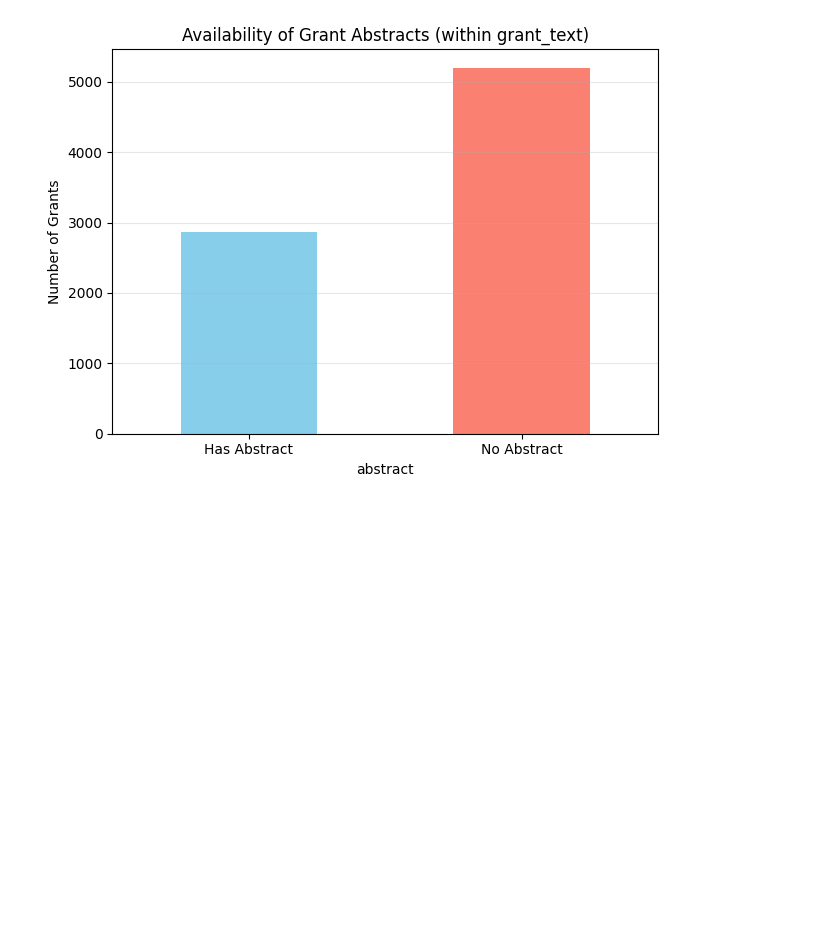
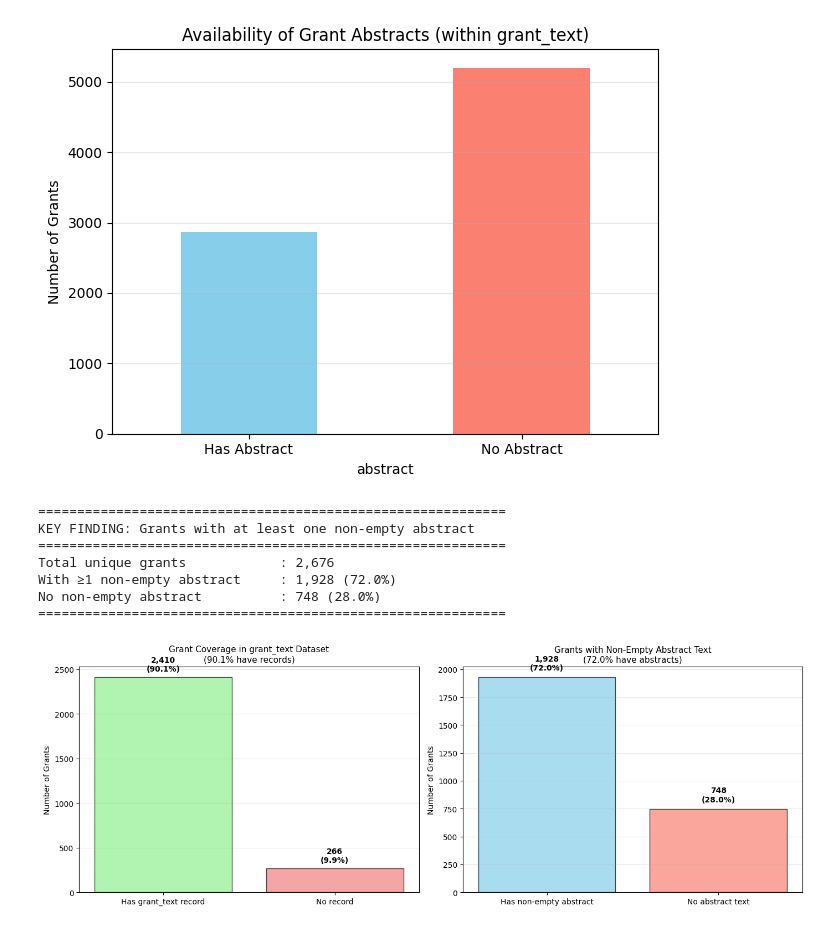
Before and after one commit to ebertini/visualizing-neu, a Jupyter notebook: notebooks/01_schema_overview.ipynb, the cells around one changed output. Cells and saved outputs as stored; diff of their text form; code cells hidden in the pictures; blank space fills up the shorter version.

```diff
--- a/notebooks/01_schema_overview.ipynb
+++ b/notebooks/01_schema_overview.ipynb
@@ -1033,3 +1025,61 @@ Abstract text availability within grant_text:
  Has text : 2,873 (35.6%)
  Empty : 5,202 (64.4%)
 [figure]
+# %%
+# BUT: What percentage of the 2,676 grants have at least one non-empty abstract?
+# Get grant_text entries with non-empty abstracts
+grants_with_text = grant_text[grant_text['abstract'] != '']['sourceactivityid'].unique()
+
+# Total unique grants in grants dataset
+total_unique_grants = grants['grantid'].nunique()
+
+# Grants that have at least one non-empty abstract
+n_grants_with_abstract = grants['grantid'].isin(grants_with_text).sum()
+n_grants_without = total_unique_grants - n_grants_with_abstract
+
+print(f"\n{'='*60}")
+print(f"KEY FINDING: Grants with at least one non-empty abstract")
+print(f"{'='*60}")
+print(f"Total unique grants            : {total_unique_grants:,}")
+print(f"With ≥1 non-empty abstract     : {n_grants_with_abstract:,} ({n_grants_with_abstract/total_unique_grants*100:.1f}%)")
+print(f"No non-empty abstract          : {n_grants_without:,} ({n_grants_without/total_unique_grants*100:.1f}%)")
+print(f"{'='*60}\n")
+
+# Visualize this more accurate metric
+fig, (ax1, ax2) = plt.subplots(1, 2, figsize=(14, 5))
+
+# Left: Grant coverage in grant_text (90.1% have records)
+coverage_data = [n_with_abstract, n_without]
+colors1 = ['lightgreen', 'lightcoral']
+ax1.bar([0, 1], coverage_data, color=colors1, edgecolor='black', alpha=0.7)
+ax1.set_xticks([0, 1])
+ax1.set_xticklabels(['Has grant_text record', 'No record'], rotation=0)
+ax1.set_ylabel('Number of Grants')
+ax1.set_title(f'Grant Coverage in grant_text Dataset\n({n_with_abstract/total_unique_grants*100:.1f}% have records)', fontsize=11)
+ax1.grid(axis='y', alpha=0.3)
+for i, v in enumerate(coverage_data):
+    ax1.text(i, v + 50, f'{v:,}\n({v/total_unique_grants*100:.1f}%)', ha='center', va='bottom', fontsize=10, fontweight='bold')
+
+# Right: Actual abstract text availability (only 45.9% have non-empty text)
+abstract_data = [n_grants_with_abstract, n_grants_without]
+colors2 = ['skyblue', 'salmon']
+ax2.bar([0, 1], abstract_data, color=colors2, edgecolor='black', alpha=0.7)
+ax2.set_xticks([0, 1])
+ax2.set_xticklabels(['Has non-empty abstract', 'No abstract text'], rotation=0)
+ax2.set_ylabel('Number of Grants')
+ax2.set_title(f'Grants with Non-Empty Abstract Text\n({n_grants_with_abstract/total_unique_grants*100:.1f}% have abstracts)', fontsize=11)
+ax2.grid(axis='y', alpha=0.3)
+for i, v in enumerate(abstract_data):
+    ax2.text(i, v + 50, f'{v:,}\n({v/total_unique_grants*100:.1f}%)', ha='center', va='bottom', fontsize=10, fontweight='bold')
+
+plt.tight_layout()
+plt.show()
+# %% [output]
+============================================================
+KEY FINDING: Grants with at least one non-empty abstract
+============================================================
+Total unique grants            : 2,676
+With ≥1 non-empty abstract     : 1,928 (72.0%)
+No non-empty abstract          : 748 (28.0%)
+============================================================
+[figure, added]
```
Also changed, not shown: parts of 2 cells of this notebook, 2 other files.
